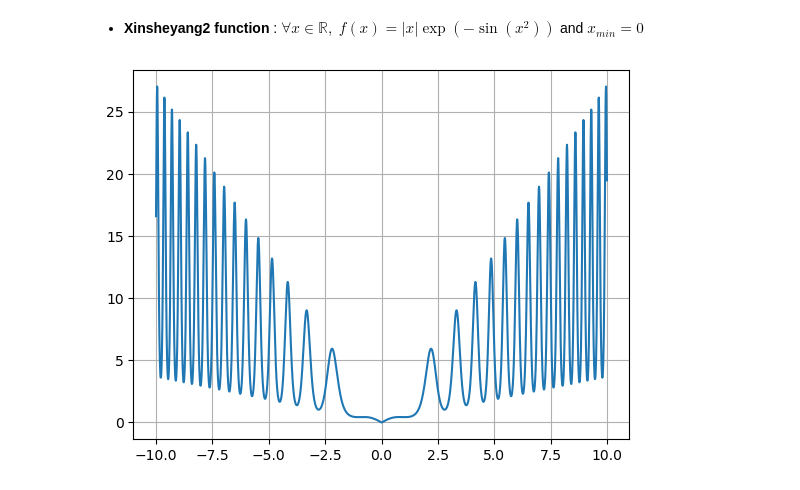
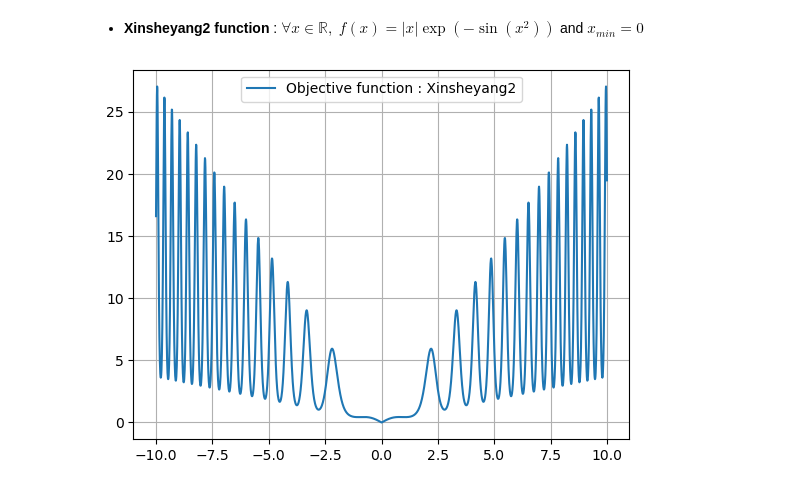
Before and after one commit to MohamedKeteb/optimization_pso_cbo, a Jupyter notebook: 1d_pso.ipynb, the cells around one changed output. Drawn from its saved outputs; the diff is of its cells as text; code cells hidden in the pictures.

```diff
--- a/1d_pso.ipynb
+++ b/1d_pso.ipynb
@@ -198,11 +238,13 @@ def xinsheyang2(x):
     return np.abs(x)*np.exp(-np.sin(x**2))
 # %%
 x1 = np.arange(-10, 10, 0.01)
-plt.plot(x1, xinsheyang2(x1), label = 'Objective function')
+plt.plot(x1, xinsheyang2(x1), label = 'Objective function : Xinsheyang2')
+plt.legend()
 plt.grid()
+plt.savefig("xinsheyang2.png", transparent=True)
 plt.show()
 # %% [output]
-[figure, old version]
+[figure, new version]
 # %%
 function = xinsheyang2
 visualize_pso(N, T, c1, c2, w, k, x_inf, x_sup, function)
```
Also changed, not shown: parts of 19 cells of this notebook, 5 other files.
